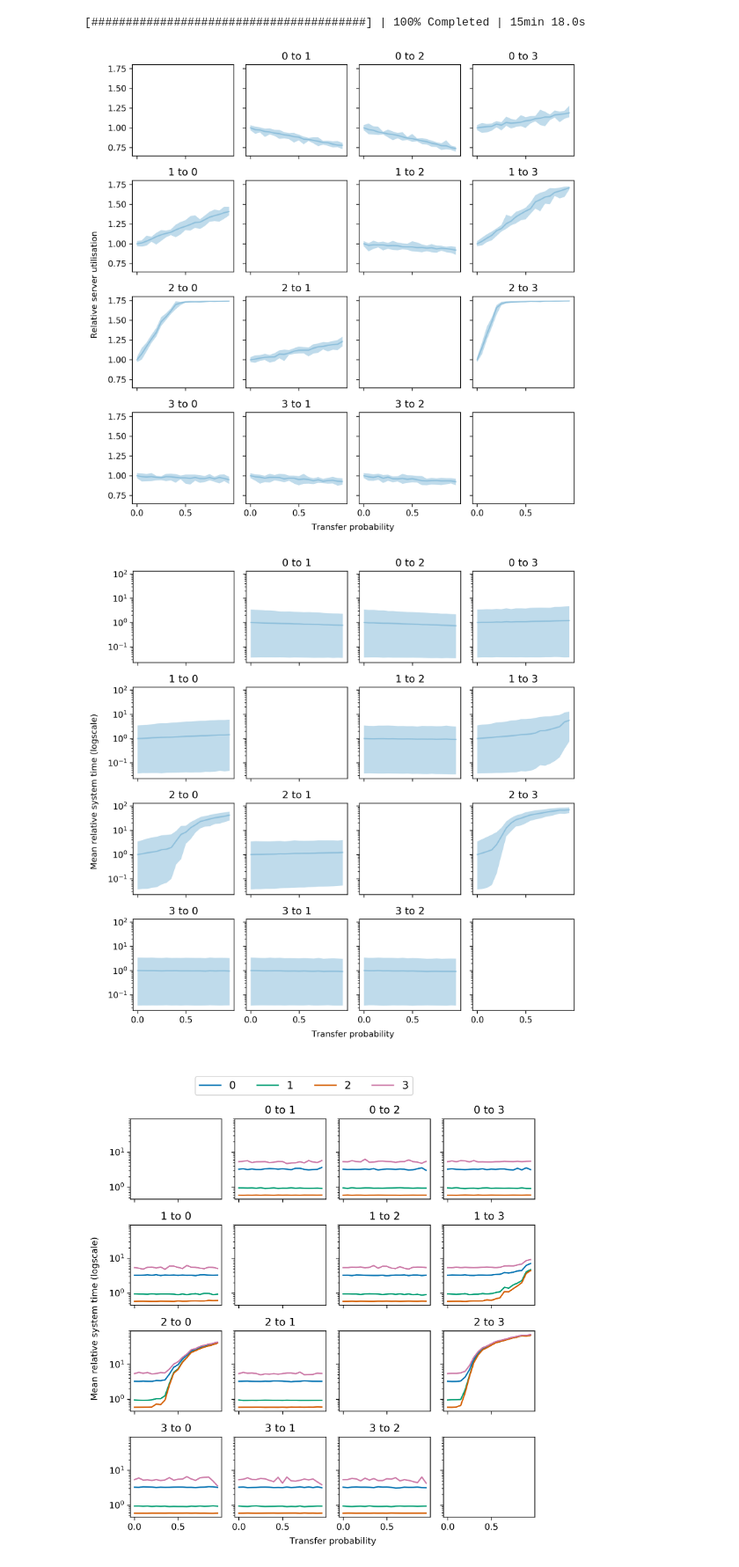
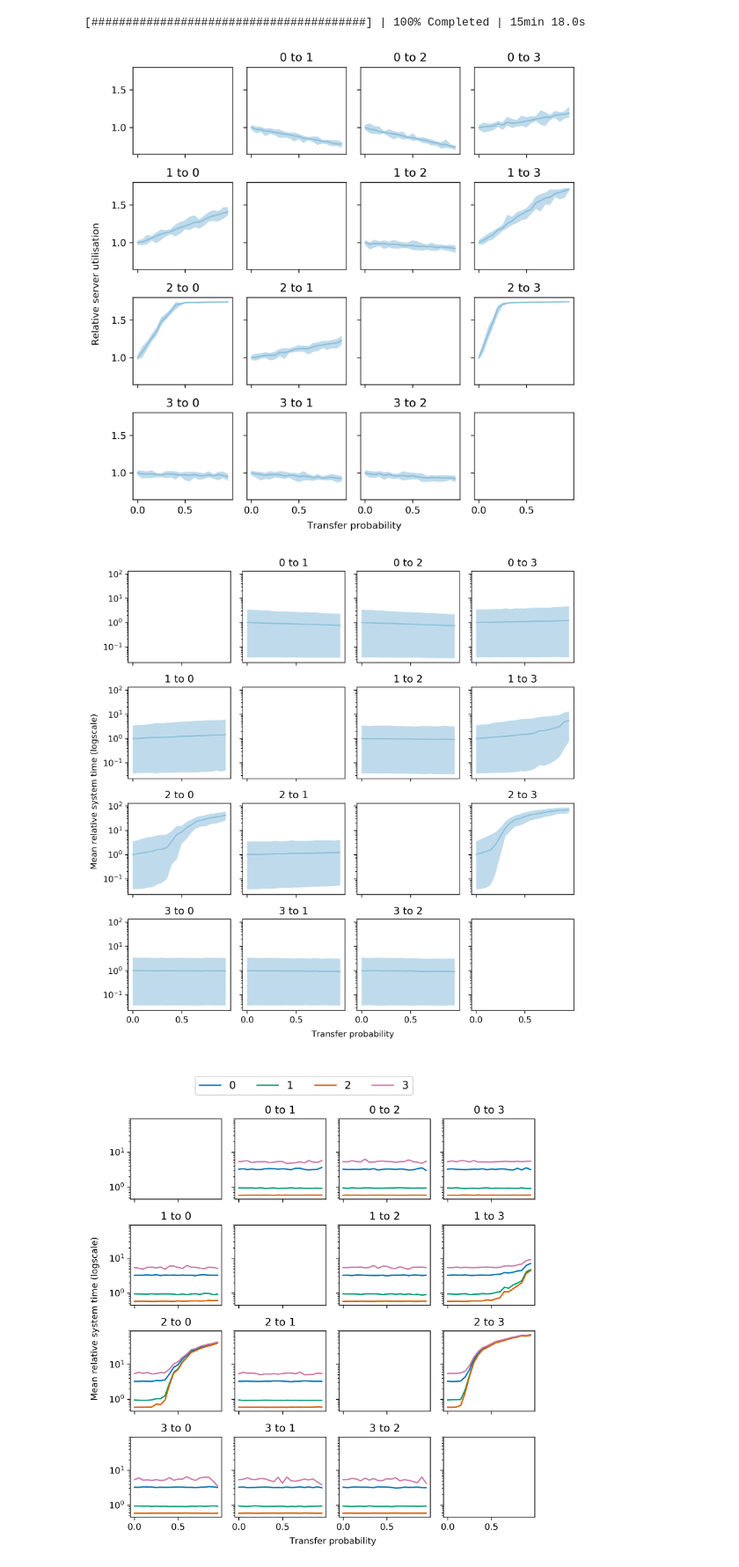
Before and after one commit to daffidwilde/copd-paper, a Jupyter notebook: nbs/scenarios.ipynb, the cells around one changed output. Shown at 88% size. Drawn from its saved outputs; the diff is of its cells as text; code cells hidden in the pictures.

Commit message:
Finish first pass at moving clusters images.

```diff
--- a/nbs/scenarios.ipynb
+++ b/nbs/scenarios.ipynb
@@ -329,18 +329,18 @@ with ProgressBar():
 # %%
 all_moving_results = pd.concat(moving_cluster_results)
 # %%
-fig, axes = plt.subplots(nrows=n_clusters, ncols=n_clusters, sharex=True, sharey=True, figsize=(8, 8), dpi=300)
+fig, axes = plt.subplots(nrows=n_clusters, ncols=n_clusters, sharex=True, sharey=True, figsize=(7, 7), dpi=300)
 
 left, width = .25, .5
 bottom, height = .25, .5
 right = left + width
 top = bottom + height
 
-fig.text(
+ylabel = fig.text(
     0, 0.5*(bottom+top), "Relative server utilisation", ha="right", va="center", rotation="vertical"
 )
 
-fig.text(
+xlabel = fig.text(
     0.525*(left+right), -0.01, "Transfer probability", ha="center", va="bottom", rotation="horizontal"
 )
 
@@ -367,47 +367,59 @@ for origin, destination in it.product(range(n_clusters), repeat=2):
         )
         ax.set_title(f"{origin} to {destination}")
 
-    plt.tight_layout()
+plt.tight_layout()
+plt.savefig(
+    "../img/moving_utilisation.pdf",
+    bbox_extra_artists=(xlabel, ylabel),
+    bbox_inches="tight",
+    transparent=True,
+)
 # %% [output]
-[figure, old version]
+[figure, new version]
 # %%
 fig, axes = plt.subplots(nrows=n_clusters, ncols=n_clusters, sharex=True, sharey=True, figsize=(8, 8), dpi=300)
 
-fig.text(
+ylabel = fig.text(
     0, 0.5*(bottom+top), "Mean relative system time (logscale)", ha="right", va="center", rotation="vertical"
 )
 
-fig.text(
+xlabel = fig.text(
     0.525*(left+right), -0.01, "Transfer probability", ha="center", va="bottom", rotation="horizontal"
 )
 
 for origin, destination in it.product(range(n_clusters), repeat=2):
 
     ax = axes[origin, destination]
     ax.set_yscale("log")
 
     if origin != destination:
         data = all_moving_results[
             (all_moving_results["origin"] == origin)
             & (all_moving_results["destination"] == destination)
         ]
 
         fill = ax.fill_between(
             prop_to_move_range,
             data.groupby("prop_to_move")["system_time"].quantile(.95) / original_mean_time,
             data.groupby("prop_to_move")["system_time"].quantile(.05) / original_mean_time,
             alpha=0.25,
         )
         ax.plot(
             prop_to_move_range,
             data.groupby("prop_to_move")["system_time"].mean() / original_mean_time,
             color=fill.get_facecolor()[0],
         )
         ax.set_title(f"{origin} to {destination}")
 
-    plt.tight_layout()
+plt.tight_layout()
+plt.savefig(
+    "../img/moving_time_logscale.pdf",
+    bbox_extra_artists=(xlabel, ylabel),
+    bbox_inches="tight",
+    transparent=True,
+)
 # %% [output]
-[figure, old version]
+[figure, new version]
 # %%
 fig, axes = plt.subplots(nrows=n_clusters, ncols=n_clusters, sharex=True, sharey=True, figsize=(7, 7), dpi=300)
 
```
Also changed, not shown: parts of 1 cell of this notebook, 3 other files.
